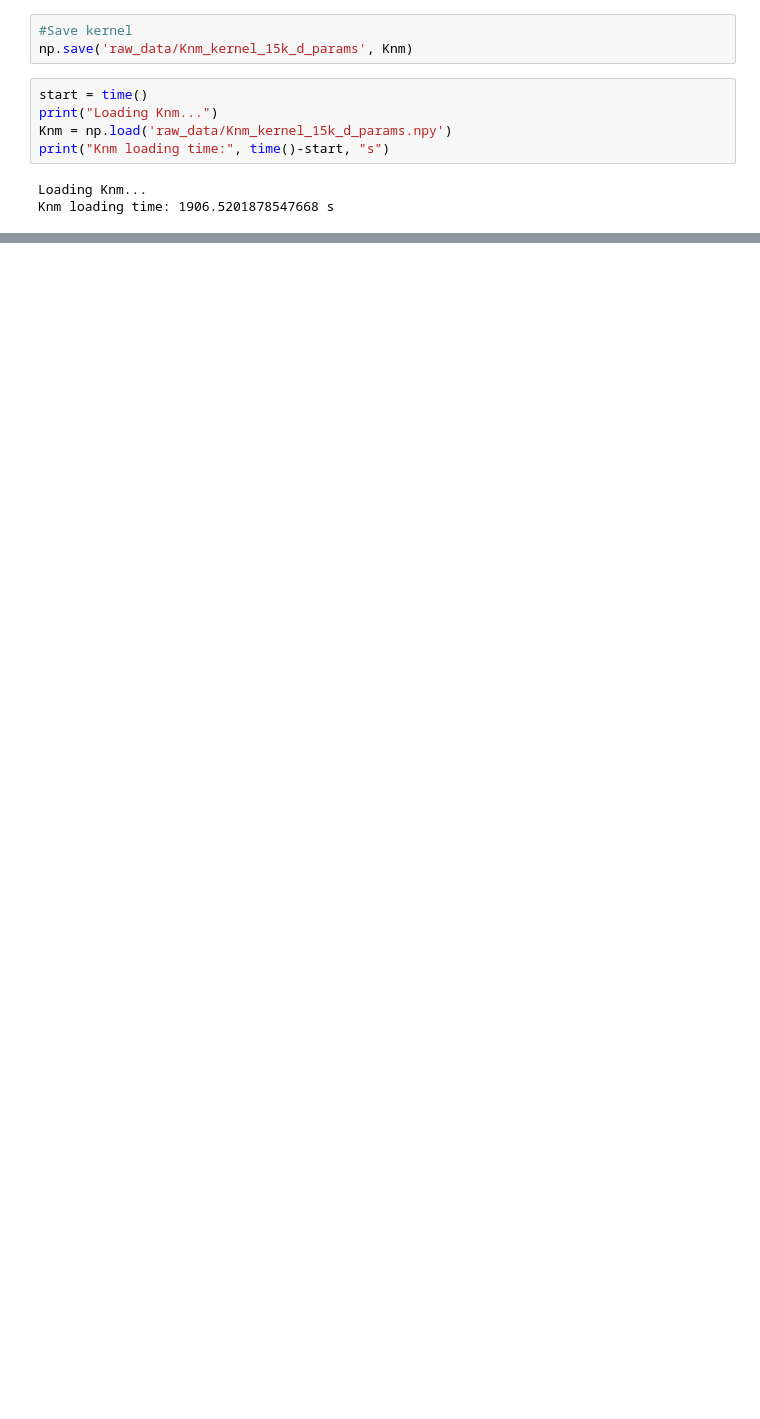
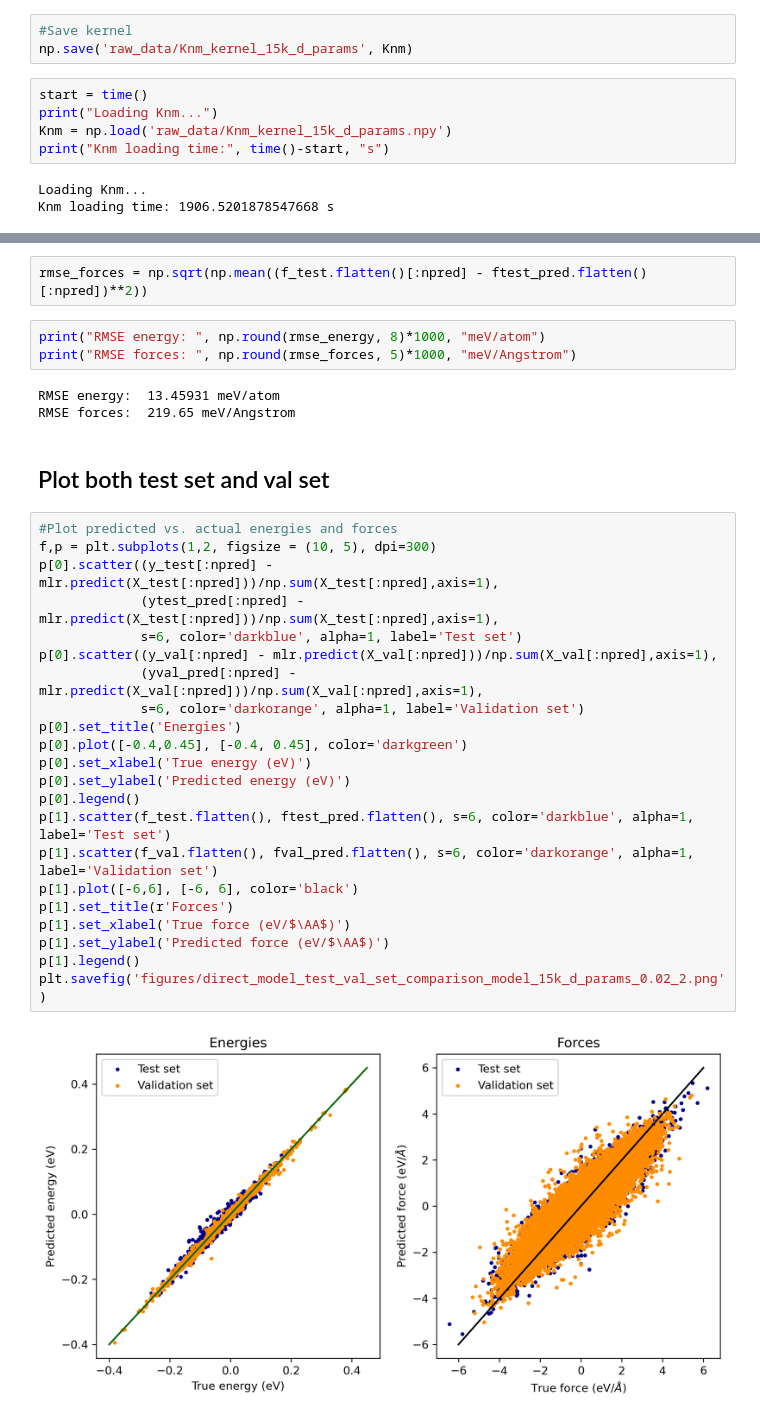
Before and after one commit to victorprincipe/genpot, a Jupyter notebook: general_purpose_potential_part_9.ipynb, the cells around one changed output, grey strips where cells are left out. Saved outputs shown, nothing was run; the diff lists cells and outputs as text; blank space fills up the shorter version.

```diff
--- a/general_purpose_potential_part_9.ipynb
+++ b/general_purpose_potential_part_9.ipynb
@@ -432,0 +519,34 @@ dump_obj('delta_data/GAP_model_15k_0.05_1.json', full_model)
+# %%
+rmse_forces = np.sqrt(np.mean((f_test.flatten()[:npred] - ftest_pred.flatten()[:npred])**2))
+# %%
+print("RMSE energy: ", np.round(rmse_energy, 8)*1000, "meV/atom")
+print("RMSE forces: ", np.round(rmse_forces, 5)*1000, "meV/Angstrom")
+# %% [output]
+RMSE energy:  13.45931 meV/atom
+RMSE forces:  219.65 meV/Angstrom
+# %% [markdown]
+## Plot both test set and val set
+# %%
+#Plot predicted vs. actual energies and forces
+f,p = plt.subplots(1,2, figsize = (10, 5), dpi=300)
+p[0].scatter((y_test[:npred] - mlr.predict(X_test[:npred]))/np.sum(X_test[:npred],axis=1),
+             (ytest_pred[:npred] - mlr.predict(X_test[:npred]))/np.sum(X_test[:npred],axis=1),
+             s=6, color='darkblue', alpha=1, label='Test set')
+p[0].scatter((y_val[:npred] - mlr.predict(X_val[:npred]))/np.sum(X_val[:npred],axis=1),
+             (yval_pred[:npred] - mlr.predict(X_val[:npred]))/np.sum(X_val[:npred],axis=1),
+             s=6, color='darkorange', alpha=1, label='Validation set')
+p[0].set_title('Energies')
+p[0].plot([-0.4,0.45], [-0.4, 0.45], color='darkgreen')
+p[0].set_xlabel('True energy (eV)')
+p[0].set_ylabel('Predicted energy (eV)')
+p[0].legend()
+p[1].scatter(f_test.flatten(), ftest_pred.flatten(), s=6, color='darkblue', alpha=1, label='Test set')
+p[1].scatter(f_val.flatten(), fval_pred.flatten(), s=6, color='darkorange', alpha=1, label='Validation set')
+p[1].plot([-6,6], [-6, 6], color='black')
+p[1].set_title(r'Forces')
+p[1].set_xlabel('True force (eV/$\AA$)')
+p[1].set_ylabel('Predicted force (eV/$\AA$)')
+p[1].legend()
+plt.savefig('figures/direct_model_test_val_set_comparison_model_15k_d_params_0.02_2.png')
+# %% [output]
+[figure, added]
```
Also changed, not shown: parts of 47 cells of this notebook, 1 other file.
